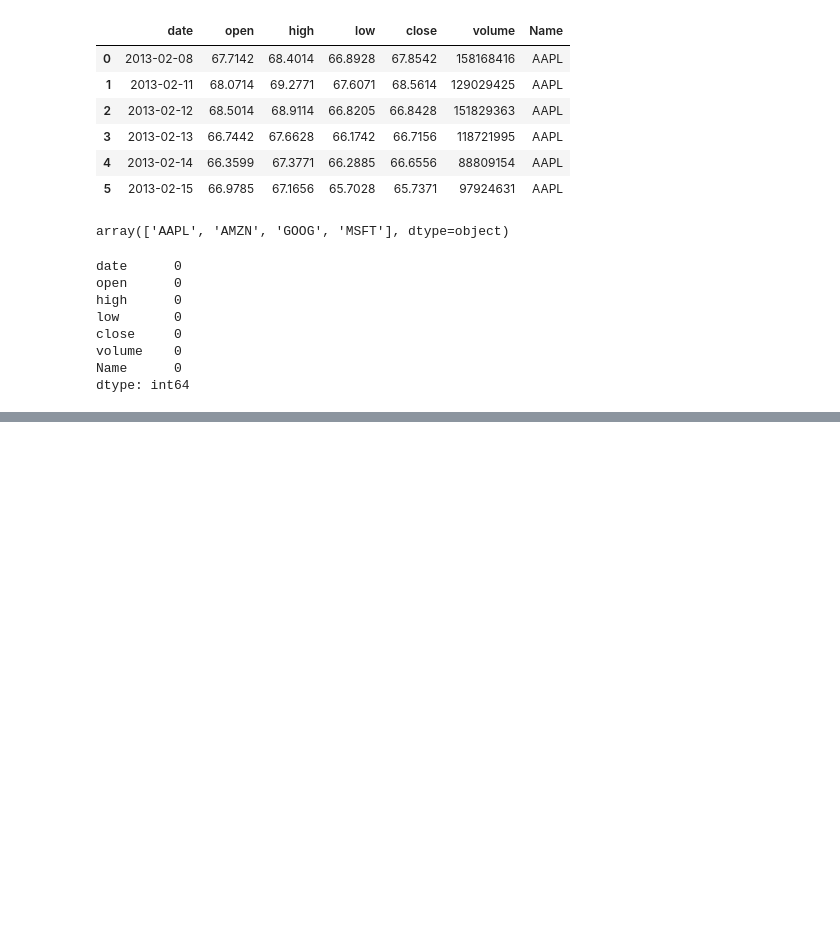
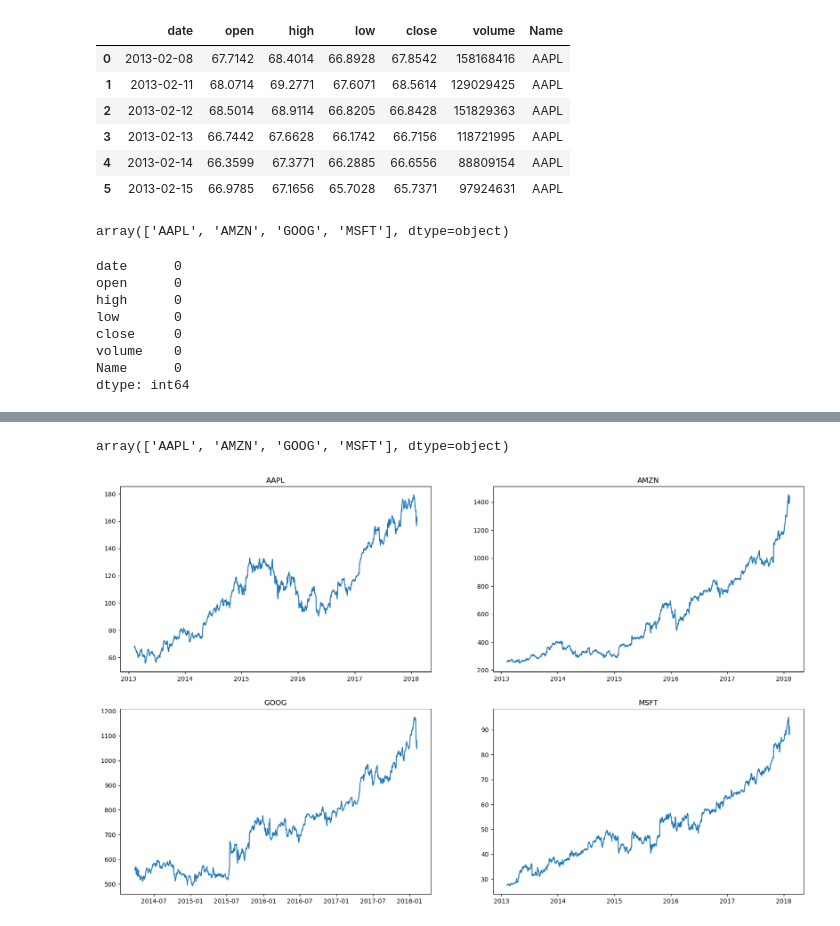
Before and after one commit to ewooten7/S-P-500-Stock-Market-Time-Series-Analysis, a Jupyter notebook: S&M_Price_Analysis.ipynb, the cells around one changed output, grey strips where cells are left out. Drawn from its saved outputs; the diff is of its cells as text; code cells hidden in the pictures; blank space fills up the shorter version.

```diff
--- a/S&M_Price_Analysis.ipynb
+++ b/S&M_Price_Analysis.ipynb
@@ -86,0 +98,2 @@ dtype: int64
+# %%
+all_data['date'] = pd.to_datetime(all_data['date']) ## converting data-type of "date" featuer into date-time ..
@@ -86,0 +115,17 @@ dtype: int64
+# %%
+tech_list = all_data['Name'].unique()
+# %%
+tech_list
+# %% [output]
+array(['AAPL', 'AMZN', 'GOOG', 'MSFT'], dtype=object)
+# %%
+plt.figure(figsize=(20,12))
+
+for index , company in enumerate(tech_list , 1):
+    plt.subplot(2 , 2 , index) ## creating subplot for each stock
+    filter1 = all_data['Name']==company
+    df = all_data[filter1]
+    plt.plot(df['date'] , df['close']) ## plotting "date" vs "close"
+    plt.title(company)
+# %% [output]
+[figure, added]
```
Also changed, not shown: parts of 13 cells of this notebook.
